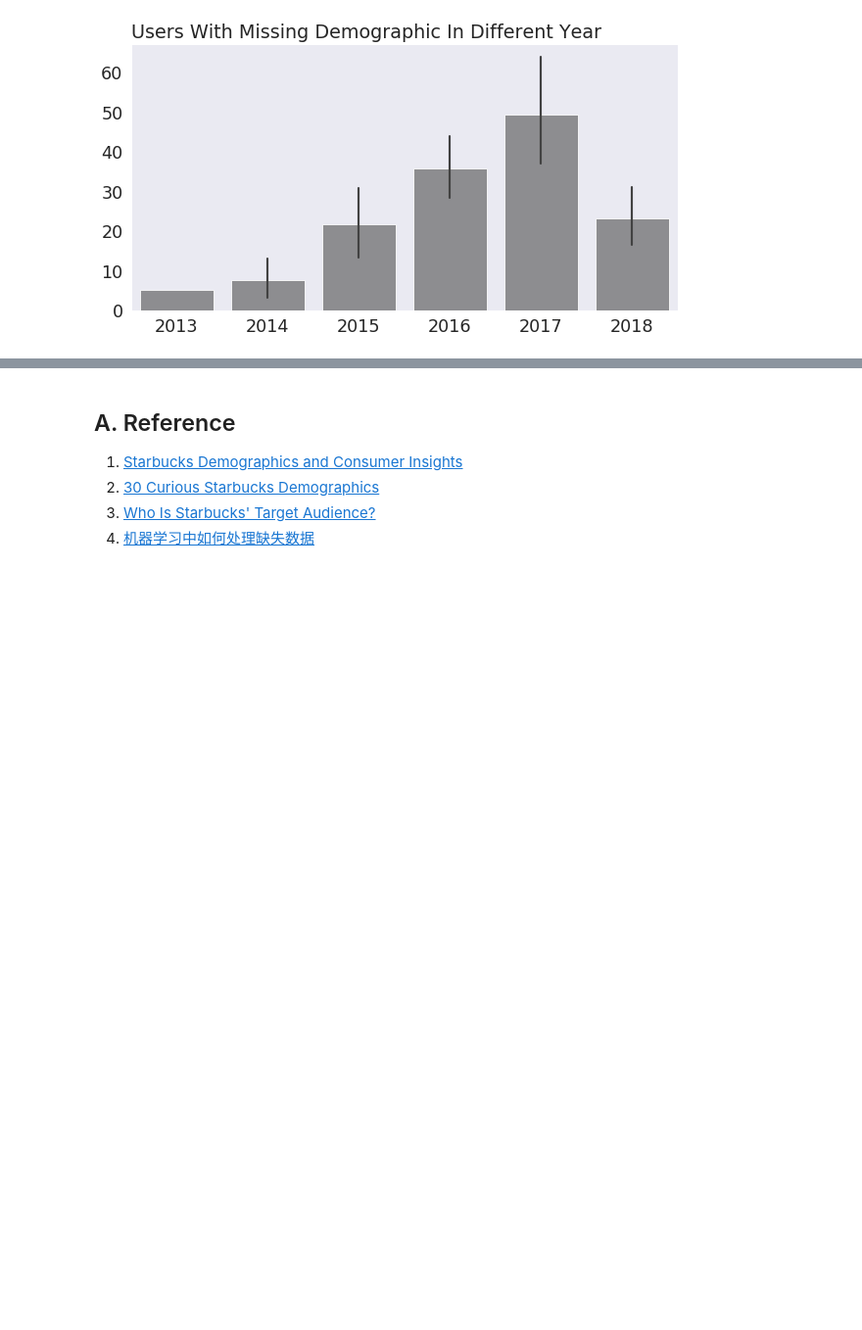
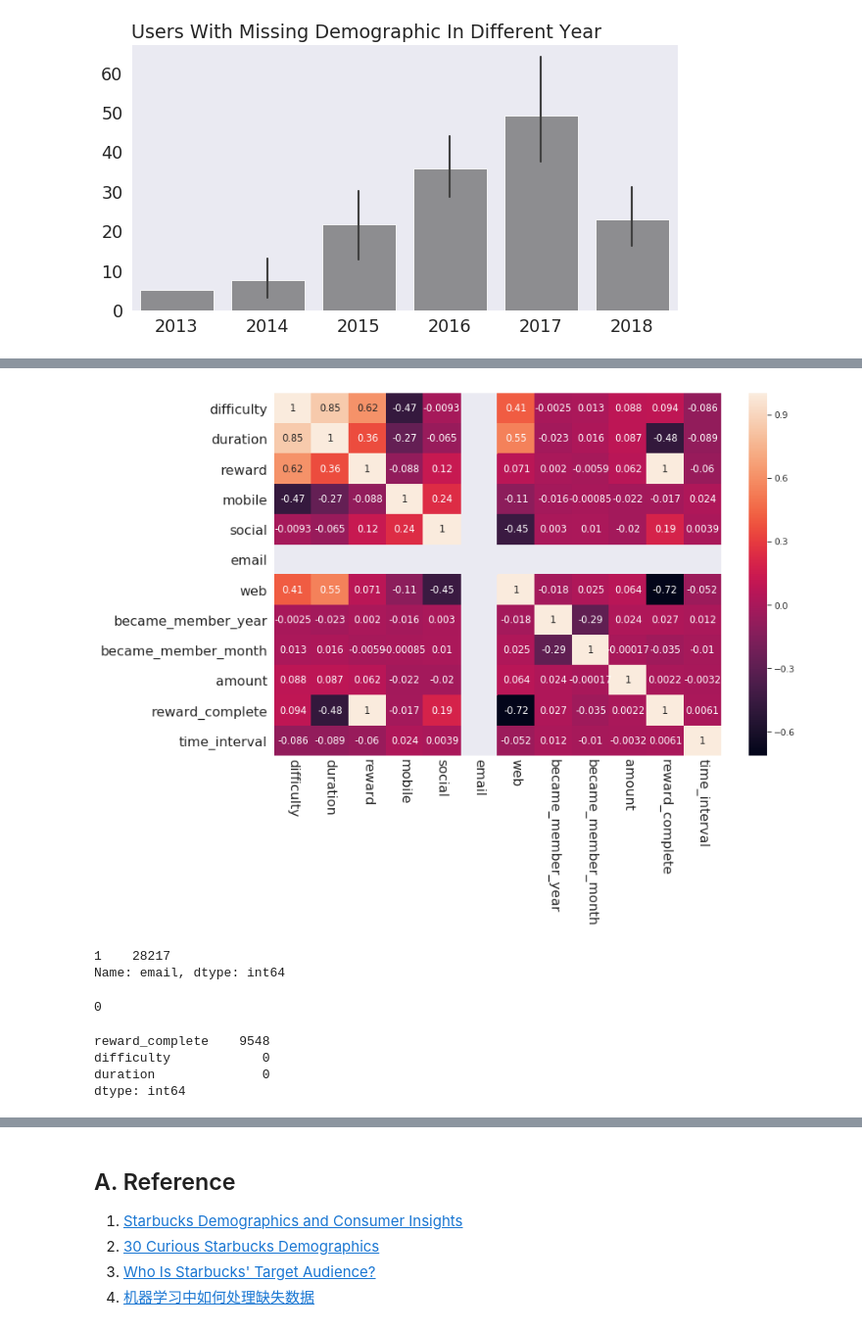
Before and after one commit to ZenRay/StarbucksReport, a Jupyter notebook: Starbucks_Capstone_notebook.ipynb, the cells around one changed output, grey strips where cells are left out. Shown at 98% size. Cells and saved outputs as stored; diff of their text form; code cells hidden in the pictures; blank space fills up the shorter version.

```diff
--- a/Starbucks_Capstone_notebook.ipynb
+++ b/Starbucks_Capstone_notebook.ipynb
@@ -912,0 +911,34 @@ data.groupby(["person", "offer_id", "event"]).filter(lambda x: len(x) > 2)
+# %%
+# get the copy of the promotion data
+raw_data = after_promotion.drop(["offer_id", "person", "event"], axis=1)
+
+# get the time interval between the promotion completed and the transaction time
+raw_data["time_interval"] = raw_data["time"] - raw_data["time_completed"]
+raw_data.drop(["time", "time_completed"], axis=1, inplace=True)
+# %%
+with sns.axes_style("dark"), sns.plotting_context("paper", font_scale=1.2):
+    plt.figure(figsize=(12, 8))
+    ax = plt.subplot()
+    sns.heatmap(raw_data.select_dtypes(exclude=["object"]).corr(), annot=True, ax=ax)
+
+    ax.tick_params(labelsize=16)
+    ax.tick_params(axis="x", labelrotation=270, pad=-2)
+# %% [output]
+[figure, added]
+# %%
+raw_data.email.value_counts()
+# %% [output]
+1    28217
+Name: email, dtype: int64
+# %%
+(raw_data.loc[raw_data.reward_complete.notnull(), "reward"] !=
+     raw_data.loc[raw_data.reward_complete.notnull(), "reward_complete"]).sum()
+# %% [output]
+0
+# %%
+raw_data.isnull().sum().nlargest(3)
+# %% [output]
+reward_complete    9548
+difficulty            0
+duration              0
+dtype: int64
```
Also changed, not shown: parts of 46 cells of this notebook.
